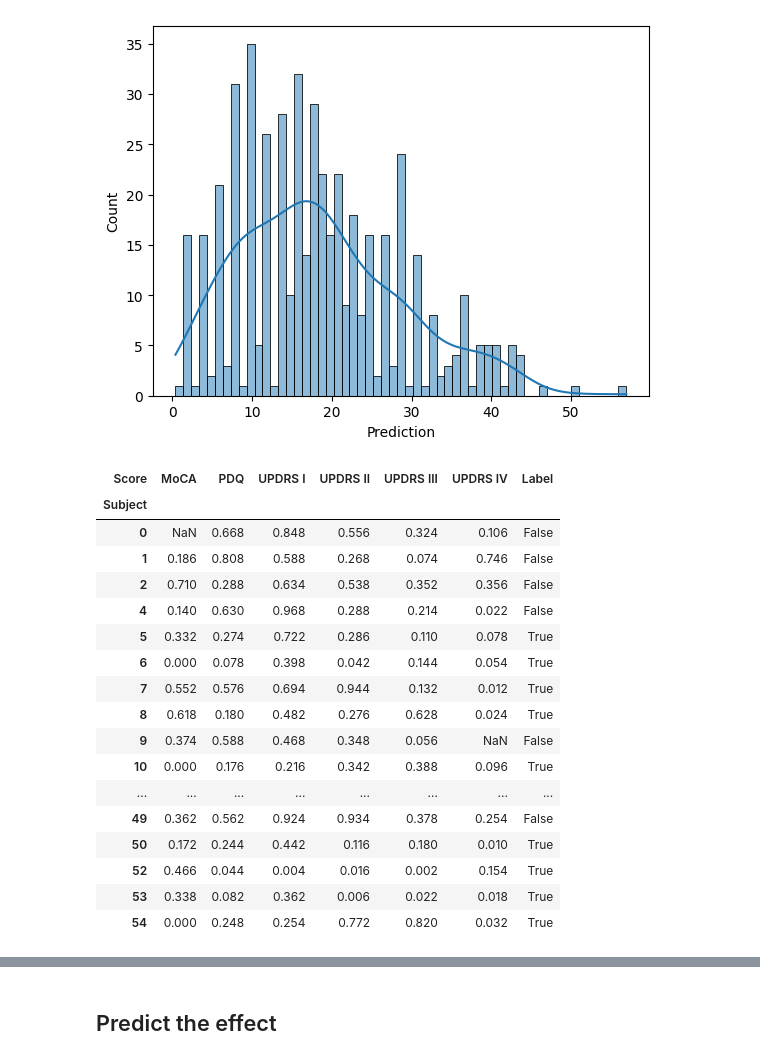
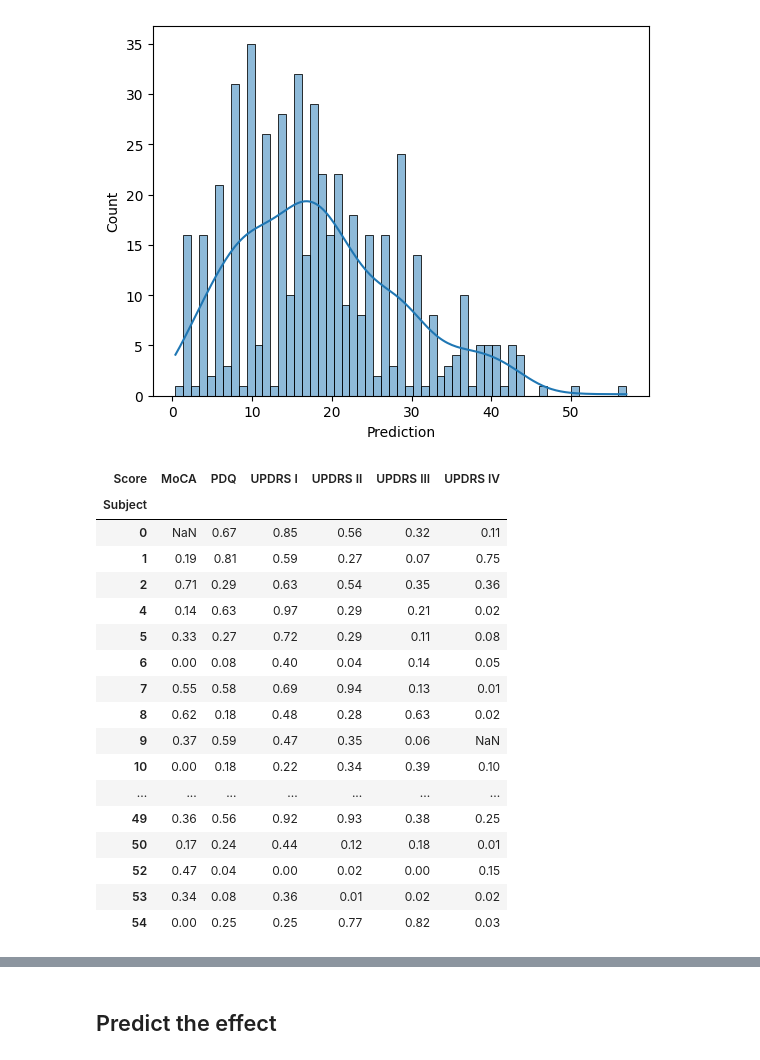
Before and after one commit to UKEIAM/de.uke.iam.parkinson.vae_longitudinal, a Jupyter notebook: conditional/treeffuser.ipynb, the cells around one changed output, grey strips where cells are left out. Saved outputs shown, nothing was run; the diff lists cells and outputs as text; code cells hidden in the pictures.

```diff
--- a/conditional/treeffuser.ipynb
+++ b/conditional/treeffuser.ipynb
@@ -71,9 +71,11 @@ model.fit(scores.to_numpy(), X_amp[GENERATIVE_COLUMNS].to_numpy())
 # %% [output]
 Treeffuser(extra_lightgbm_params={}, seed=42)
 # %%
-def generate_samples(model, x, x_covariates, n_samples: int = 50) -> pd.DataFrame:
+def generate_samples(model, x, x_covariates, n_samples: int = 50, seed: int = 42) -> pd.DataFrame:
     generated_samples = []
-    prediction = np.clip(model.sample(x_covariates, n_samples=n_samples, seed=42), 0, 100)
+    prediction = np.clip(
+        model.sample(x_covariates, n_samples=n_samples, seed=seed), 0, 100
+    )
 
     for i, (subject_id, ground_truth) in enumerate(x.iterrows()):
         for i_key, (key, value) in enumerate(ground_truth.items()):
@@ -119,45 +121,48 @@ print(selection["Prediction"].median())
 17.317999218671023
 [figure]
 # %%
-z_scores = []
-for subject, data in uke_samples.groupby("Subject"):
-    for score, score_data in data.groupby("Score"):
-        # mean = score_data["Prediction"].median()
-        # std = score_data["Prediction"].std()
-        # mean = score_data["Prediction"].median()
-        # std = (score_data["Prediction"] - mean).abs().median() + 1e-6
-        # ground_truth_score = (ground_truth - mean) / std
+def calculate_representations(samples: pd.DataFrame):
+    representations = []
+    for subject, data in samples.groupby("Subject"):
+        for score, score_data in data.groupby("Score"):
+            # mean = score_data["Prediction"].median()
+            # std = score_data["Prediction"].std()
+            # mean = score_data["Prediction"].median()
+            # std = (score_data["Prediction"] - mean).abs().median() + 1e-6
+            # ground_truth_score = (ground_truth - mean) / std
 
-        ground_truth = score_data["Ground truth"].iloc[0]
-        ground_truth_score = (score_data["Prediction"] > ground_truth).sum() / len(score_data)
-        z_scores.append((subject, score, ground_truth_score))
+            ground_truth = score_data["Ground truth"].iloc[0]
+            ground_truth_score = round((score_data["Prediction"] > ground_truth).sum() / len(
+                score_data
+            ), 2)
+            representations.append((subject, score, ground_truth_score))
 
-z_scores = (
-    pd.DataFrame.from_records(z_scores, columns=["Subject", "Score", "Quantity"])
-    .pivot(index="Subject", columns="Score", values="Quantity")
-    .reset_index()
-    .set_index("Subject")
-)
-z_scores["Label"] = (x_uke["PDQ"] - y_uke["PDQ"]) > 4.72
+    return (
+        pd.DataFrame.from_records(representations, columns=["Subject", "Score", "Quantity"])
+        .pivot(index="Subject", columns="Score", values="Quantity")
+        .reset_index()
+        .set_index("Subject")
+    )
 
-z_scores
+representations = calculate_representations(uke_samples)
+representations
 # %% [output]
-| Score | MoCA | PDQ | UPDRS I | UPDRS II | UPDRS III | UPDRS IV | Label |
-| Subject |  |  |  |  |  |  |  |
-| 0 | NaN | 0.668 | 0.848 | 0.556 | 0.324 | 0.106 | False |
-| 1 | 0.186 | 0.808 | 0.588 | 0.268 | 0.074 | 0.746 | False |
-| 2 | 0.710 | 0.288 | 0.634 | 0.538 | 0.352 | 0.356 | False |
-| 4 | 0.140 | 0.630 | 0.968 | 0.288 | 0.214 | 0.022 | False |
-| 5 | 0.332 | 0.274 | 0.722 | 0.286 | 0.110 | 0.078 | True |
-| 6 | 0.000 | 0.078 | 0.398 | 0.042 | 0.144 | 0.054 | True |
-| 7 | 0.552 | 0.576 | 0.694 | 0.944 | 0.132 | 0.012 | True |
-| 8 | 0.618 | 0.180 | 0.482 | 0.276 | 0.628 | 0.024 | True |
-| 9 | 0.374 | 0.588 | 0.468 | 0.348 | 0.056 | NaN | False |
-| 10 | 0.000 | 0.176 | 0.216 | 0.342 | 0.388 | 0.096 | True |
-| ... | ... | ... | ... | ... | ... | ... | ... |
-| 49 | 0.362 | 0.562 | 0.924 | 0.934 | 0.378 | 0.254 | False |
-| 50 | 0.172 | 0.244 | 0.442 | 0.116 | 0.180 | 0.010 | True |
-| 52 | 0.466 | 0.044 | 0.004 | 0.016 | 0.002 | 0.154 | True |
-| 53 | 0.338 | 0.082 | 0.362 | 0.006 | 0.022 | 0.018 | True |
-| 54 | 0.000 | 0.248 | 0.254 | 0.772 | 0.820 | 0.032 | True |
+| Score | MoCA | PDQ | UPDRS I | UPDRS II | UPDRS III | UPDRS IV |
+| Subject |  |  |  |  |  |  |
+| 0 | NaN | 0.67 | 0.85 | 0.56 | 0.32 | 0.11 |
+| 1 | 0.19 | 0.81 | 0.59 | 0.27 | 0.07 | 0.75 |
+| 2 | 0.71 | 0.29 | 0.63 | 0.54 | 0.35 | 0.36 |
+| 4 | 0.14 | 0.63 | 0.97 | 0.29 | 0.21 | 0.02 |
+| 5 | 0.33 | 0.27 | 0.72 | 0.29 | 0.11 | 0.08 |
+| 6 | 0.00 | 0.08 | 0.40 | 0.04 | 0.14 | 0.05 |
+| 7 | 0.55 | 0.58 | 0.69 | 0.94 | 0.13 | 0.01 |
+| 8 | 0.62 | 0.18 | 0.48 | 0.28 | 0.63 | 0.02 |
+| 9 | 0.37 | 0.59 | 0.47 | 0.35 | 0.06 | NaN |
+| 10 | 0.00 | 0.18 | 0.22 | 0.34 | 0.39 | 0.10 |
+| ... | ... | ... | ... | ... | ... | ... |
+| 49 | 0.36 | 0.56 | 0.92 | 0.93 | 0.38 | 0.25 |
+| 50 | 0.17 | 0.24 | 0.44 | 0.12 | 0.18 | 0.01 |
+| 52 | 0.47 | 0.04 | 0.00 | 0.02 | 0.00 | 0.15 |
+| 53 | 0.34 | 0.08 | 0.36 | 0.01 | 0.02 | 0.02 |
+| 54 | 0.00 | 0.25 | 0.25 | 0.77 | 0.82 | 0.03 |
 # %%
```
Also changed, not shown: parts of 3 cells of this notebook.
